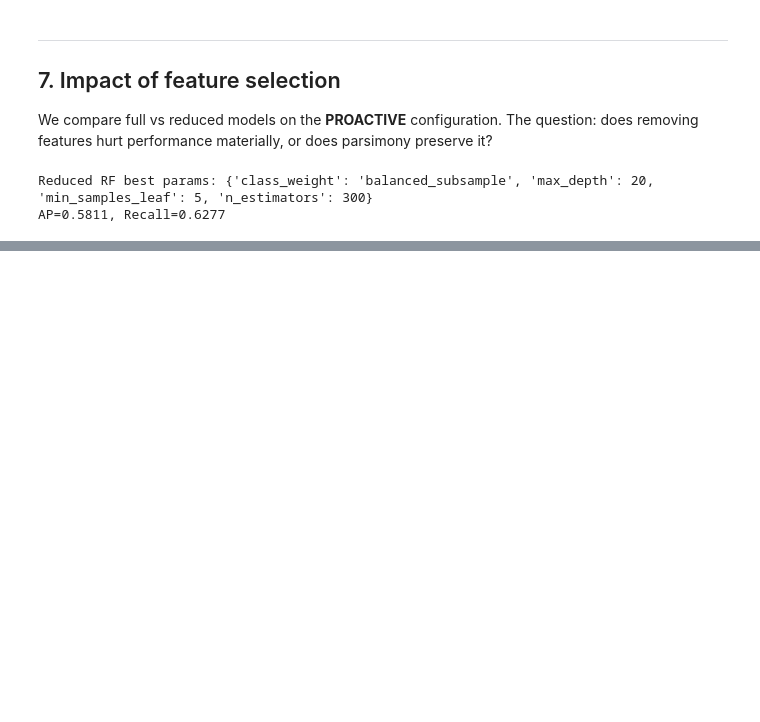
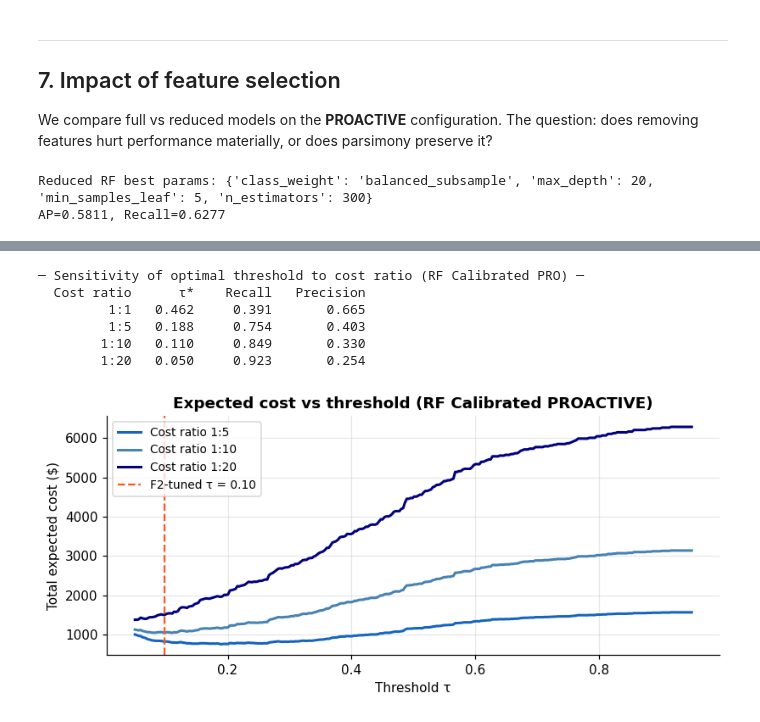
Before and after one commit to Alexis-Schneider/Fintech, a Jupyter notebook: Fintech_projet.ipynb, the cells around one changed output, grey strips where cells are left out. Cells and saved outputs as stored; diff of their text form; code cells hidden in the pictures; blank space fills up the shorter version.

```diff
--- a/Fintech_projet.ipynb
+++ b/Fintech_projet.ipynb
@@ -1125,3 +1205,47 @@ plt.tight_layout(); plt.show()
+# %%
+# ── 8.4 Expected-cost sensitivity (calibrated RF) ───
+
+def expected_cost(y_true, y_proba, thresholds, c_fn, c_fp):
+    costs = []
+    for t in thresholds:
+        yp = (y_proba >= t).astype(int)
+        fn = int(((yp == 0) & (y_true == 1)).sum())
+        fp = int(((yp == 1) & (y_true == 0)).sum())
+        costs.append(c_fn * fn + c_fp * fp)
+    return np.array(costs)
+
+thresholds = np.linspace(0.05, 0.95, 300)
+
+print("─ Sensitivity of optimal threshold to cost ratio (RF Calibrated PRO) ─")
+print(f"{'Cost ratio':>12}  {'τ*':>6}  {'Recall':>8}  {'Precision':>10}")
+for ratio in [1, 5, 10, 20]:
+    costs    = expected_cost(y_te_p, y_proba_cal, thresholds, c_fn=ratio, c_fp=1)
+    i_star   = int(np.argmin(costs))
+    tau_star = thresholds[i_star]
+    yp       = (y_proba_cal >= tau_star).astype(int)
+    print(f"{f'1:{ratio}':>12}  {tau_star:>6.3f}  "
+          f"{recall_score(y_te_p, yp):>8.3f}  "
+          f"{precision_score(y_te_p, yp, zero_division=0):>10.3f}")
+
+fig, ax = plt.subplots(figsize=(7.5, 3.5))
+colors = [BLUE, 'steelblue', 'navy']
+for ratio, color in zip([5, 10, 20], colors):
+    costs = expected_cost(y_te_p, y_proba_cal, thresholds, c_fn=ratio, c_fp=1)
+    ax.plot(thresholds, costs, color=color, lw=2, label=f'Cost ratio 1:{ratio}')
+ax.axvline(thr_cal, color=RED, ls='--', lw=1.5,
+           label=f'F2-tuned τ = {thr_cal:.2f}')
+ax.set(xlabel='Threshold τ', ylabel='Total expected cost ($)',
+       title='Expected cost vs threshold (RF Calibrated PROACTIVE)')
+ax.legend(fontsize=9); ax.grid(alpha=0.3)
+plt.tight_layout(); plt.show()
+# %% [output]
+─ Sensitivity of optimal threshold to cost ratio (RF Calibrated PRO) ─
+  Cost ratio      τ*    Recall   Precision
+         1:1   0.462     0.391       0.665
+         1:5   0.188     0.754       0.403
+        1:10   0.110     0.849       0.330
+        1:20   0.050     0.923       0.254
+[figure, added]
 # %% [markdown]
 ## 9. Conclusions and recommended deployment
 
```
Also changed, not shown: parts of 46 cells of this notebook.
